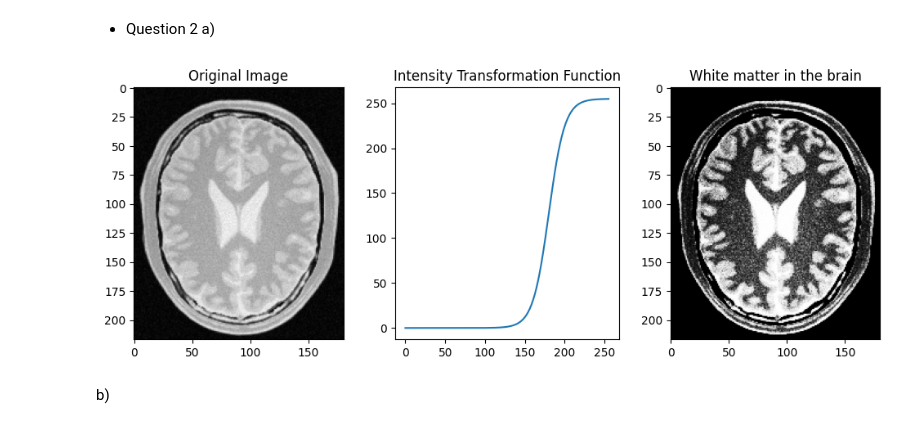
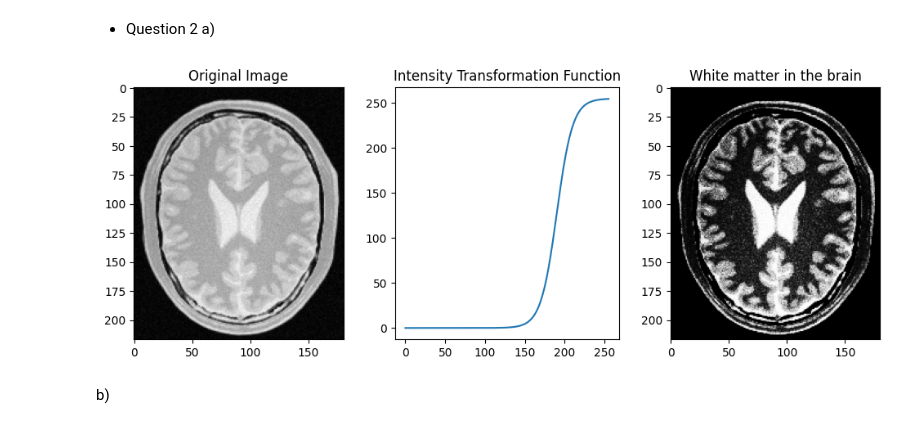
Before and after one commit to AvindaShamal/EN3160_Assignments, a Jupyter notebook: 210599E_Assignment1.ipynb, the cells around one changed output. Cells and saved outputs as stored; diff of their text form; code cells hidden in the pictures.

```diff
--- a/210599E_Assignment1.ipynb
+++ b/210599E_Assignment1.ipynb
@@ -37,29 +37,29 @@ a)
 # %%
 def white_matter_curve(x):
     #sigmoid function to map the intensity values for white matter
     aplpha = 0.1
-    beta = 180
+    beta = 190
     curve = 255/(1+np.exp(-aplpha*(x-beta)))
     return curve
 
 f = np.linspace(0,255,256)
 transform2 = white_matter_curve(f)
 fig2 = cv.imread("a1images/brain_proton_density_slice.png", cv.IMREAD_GRAYSCALE)
 
 fig2_transformed_1 = cv.LUT(fig2, transform2)
 fig, ax = plt.subplots(1, 3, figsize=(12, 4))
 ax[0].imshow(fig2, cmap = "gray", vmin=0, vmax=255)
 ax[0].set_title("Original Image")
 ax[1].plot(transform2)
 ax[1].set_title("Intensity Transformation Function")
 ax[2].imshow(fig2_transformed_1, cmap = "gray", vmin=0, vmax=255)
 ax[2].get_xaxis().set_visible(True)
 ax[2].get_yaxis().set_visible(True)
 ax[2].set_title("White matter in the brain")
 
 plt.show()
 # %% [output]
-[figure, old version]
+[figure, new version]
 # %% [markdown]
 b)
 # %%
```
Also changed, not shown: parts of 6 cells of this notebook.
